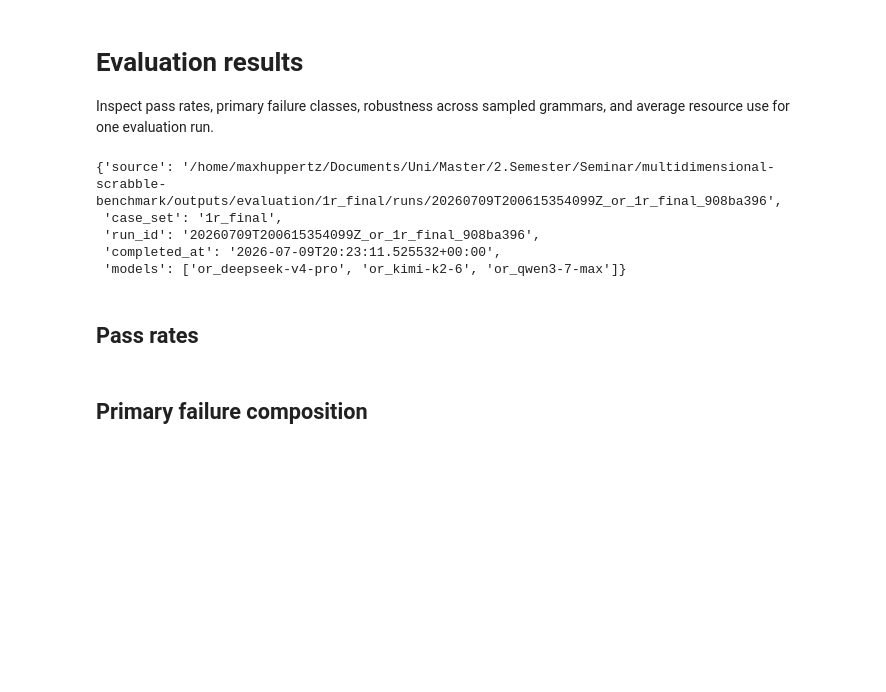
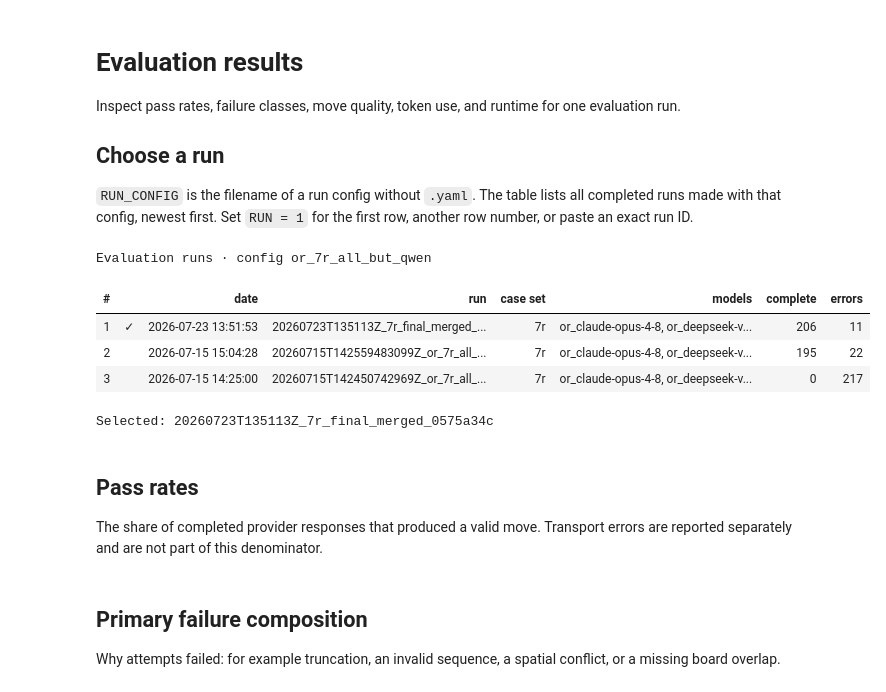
Before and after one commit to maximilian-armuss-dev/frabble, a Jupyter notebook: visualization/notebooks/evaluation_overview.ipynb, the cells around one changed output. Drawn from its saved outputs; the diff is of its cells as text; code cells hidden in the pictures; blank space fills up the shorter version.

```diff
--- a/visualization/inspect_evaluation.ipynb
+++ b/visualization/notebooks/evaluation_overview.ipynb
@@ -1,5 +1,9 @@
 # %% [markdown]
 # Evaluation results
 
-Inspect pass rates, primary failure classes, robustness across sampled grammars, and average resource use for one evaluation run.
+Inspect pass rates, failure classes, move quality, token use, and runtime for one evaluation run.
+
+## Choose a run
+
+`RUN_CONFIG` is the filename of a run config without `.yaml`. The table lists all completed runs made with that config, newest first. Set `RUN = 1` for the first row, another row number, or paste an exact run ID.
 # %%
@@ -27,24 +12,17 @@ from visualization.evaluation_figures import (
 # %%
-CASE_SET = None  # "1r_900" # "1g_1b_all"  # Selects the newest completed run in this case set.
-RUN_ID = None  # Or set a concrete run ID (searched under outputs/<case_set or *>/runs/) and set CASE_SET accordingly.
-RUN_PATH = "outputs/evaluation/1r_final/runs/20260709T200615354099Z_or_1r_final_908ba396"  # Or set a direct path to a run folder; overrides CASE_SET/RUN_ID and resolves the file location unambiguously.
+RUN_CONFIG = "or_7r_all_but_qwen"
+RUN = 1
+
+aggregate = view.select_evaluation_run(RUN_CONFIG, RUN)
+# %% [output]
+Evaluation runs · config or_7r_all_but_qwen
+| # |  | date | run | case set | models | complete | errors |
+| 1 | ✓ | 2026-07-23 13:51:53 | 20260723T135113Z_7r_final_merged_... | 7r | or_claude-opus-4-8, or_deepseek-v... | 206 | 11 |
+| 2 |  | 2026-07-15 15:04:28 | 20260715T142559483099Z_or_7r_all_... | 7r | or_claude-opus-4-8, or_deepseek-v... | 195 | 22 |
+| 3 |  | 2026-07-15 14:25:00 | 20260715T142450742969Z_or_7r_all_... | 7r | or_claude-opus-4-8, or_deepseek-v... | 0 | 217 |
+Selected: 20260723T135113Z_7r_final_merged_0575a34c
-# %%
-result_source, aggregate = load_evaluation_results(CASE_SET, RUN_ID, run_path=RUN_PATH)
-manifest = json.loads((result_source / "run-manifest.json").read_text(encoding="utf-8"))
-source_info = {
-    "source": str(result_source),
-    "case_set": manifest["case_set"],
-    "run_id": manifest["run_id"],
-    "completed_at": manifest["completed_at"],
-    "models": sorted({group["model"] for group in aggregate["groups"]}),
-}
-source_info
-# %% [output]
-{'source': '/home/maxhuppertz/Documents/Uni/Master/2.Semester/Seminar/multidimensional-scrabble-benchmark/outputs/evaluation/1r_final/runs/20260709T200615354099Z_or_1r_final_908ba396',
- 'case_set': '1r_final',
- 'run_id': '20260709T200615354099Z_or_1r_final_908ba396',
- 'completed_at': '2026-07-09T20:23:11.525532+00:00',
- 'models': ['or_deepseek-v4-pro', 'or_kimi-k2-6', 'or_qwen3-7-max']}
 # %% [markdown]
 ## Pass rates
+
+The share of completed provider responses that produced a valid move. Transport errors are reported separately and are not part of this denominator.
 # %%
@@ -53,3 +30,5 @@ for figure in plot_pass_rate_heatmaps(aggregate):
 # %% [markdown]
 ## Primary failure composition
+
+Why attempts failed: for example truncation, an invalid sequence, a spatial conflict, or a missing board overlap.
 # %%
```
Also changed, not shown: parts of 11 cells of this notebook, 23 other files.
